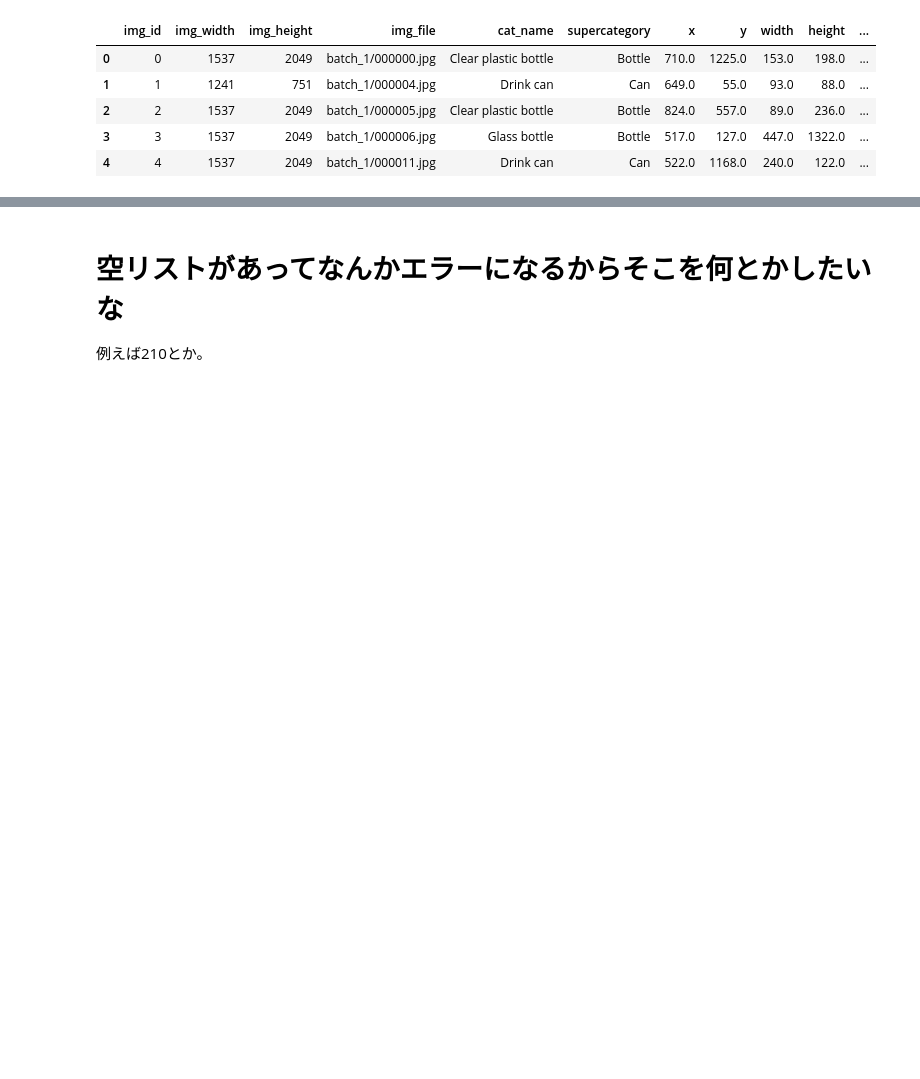
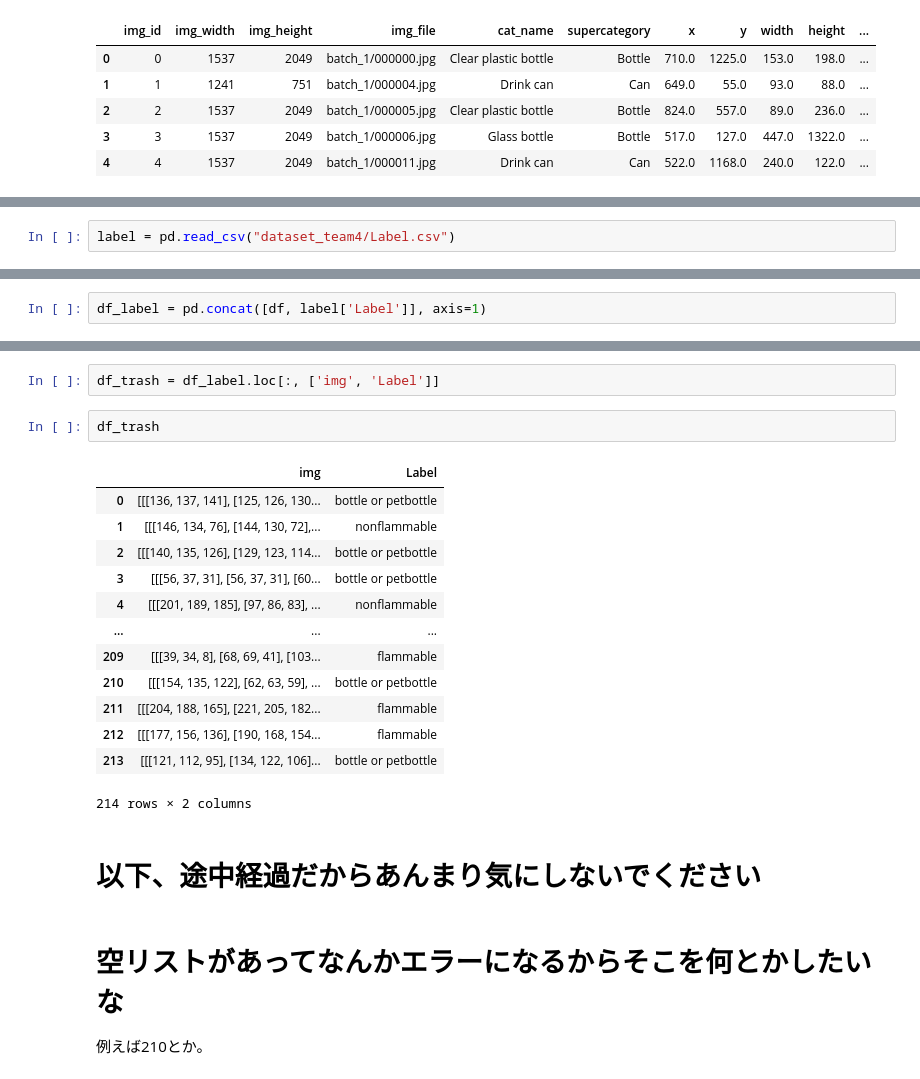
Before and after one commit to asao-kanta/team4, a Jupyter notebook: trash.ipynb, the cells around one changed output, grey strips where cells are left out. Saved outputs shown, nothing was run; the diff lists cells and outputs as text; blank space fills up the shorter version.

```diff
--- a/trash.ipynb
+++ b/trash.ipynb
@@ -327,0 +332,2 @@ df.head()
+# %%
+label = pd.read_csv("dataset_team4/Label.csv")
@@ -327,0 +338,2 @@ df.head()
+# %%
+df_label = pd.concat([df, label['Label']], axis=1)
@@ -328,3 +349,23 @@ df.head()
+# %%
+df_trash = df_label.loc[:, ['img', 'Label']]
+# %%
+df_trash
+# %% [output]
+|  | img | Label |
+| 0 | [[[136, 137, 141], [125, 126, 130... | bottle or petbottle |
+| 1 | [[[146, 134, 76], [144, 130, 72],... | nonflammable |
+| 2 | [[[140, 135, 126], [129, 123, 114... | bottle or petbottle |
+| 3 | [[[56, 37, 31], [56, 37, 31], [60... | bottle or petbottle |
+| 4 | [[[201, 189, 185], [97, 86, 83], ... | nonflammable |
+| ... | ... | ... |
+| 209 | [[[39, 34, 8], [68, 69, 41], [103... | flammable |
+| 210 | [[[154, 135, 122], [62, 63, 59], ... | bottle or petbottle |
+| 211 | [[[204, 188, 165], [221, 205, 182... | flammable |
+| 212 | [[[177, 156, 136], [190, 168, 154... | flammable |
+| 213 | [[[121, 112, 95], [134, 122, 106]... | bottle or petbottle |
+214 rows × 2 columns
+# %% [markdown]
+# 以下、途中経過だからあんまり気にしないでください
 # %% [markdown]
 # 空リストがあってなんかエラーになるからそこを何とかしたいな
 例えば210とか。
```
Also changed, not shown: parts of 6 cells of this notebook.
